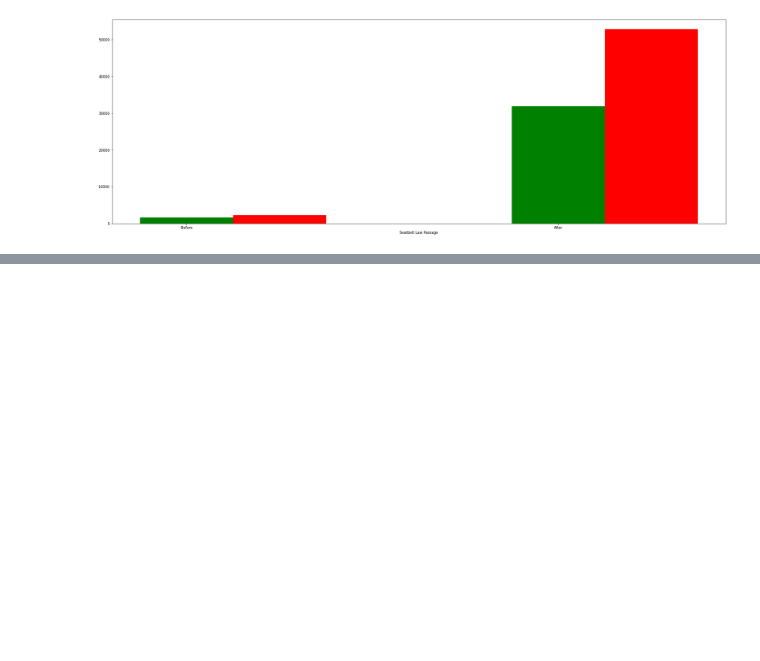
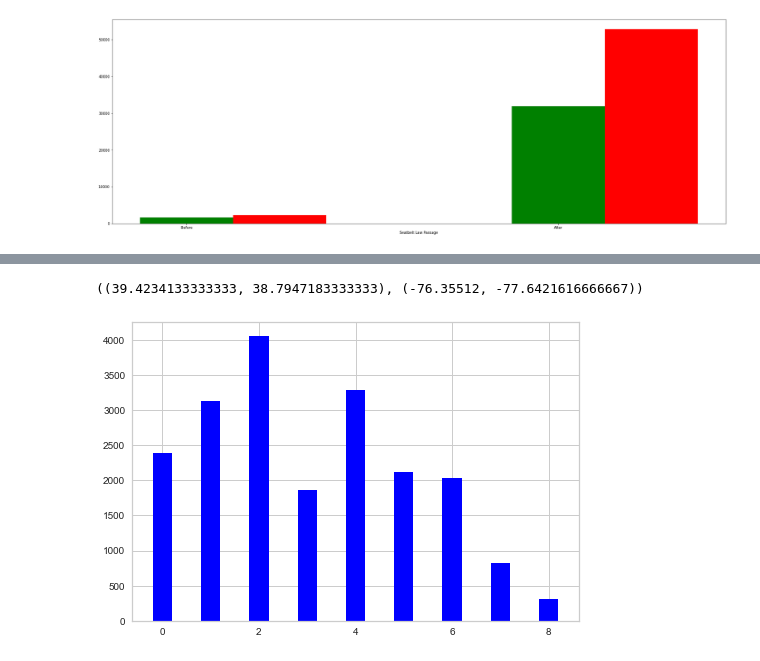
Before and after one commit to matlockhart/cs5830_final, a Jupyter notebook: data_processing.ipynb, the cells around one changed output, grey strips where cells are left out. Cells and saved outputs as stored; diff of their text form; code cells hidden in the pictures; blank space fills up the shorter version.

```diff
--- a/data_processing.ipynb
+++ b/data_processing.ipynb
@@ -234,0 +292,26 @@ ax.bar(X + 0.25, np_belts_after_adjusted, color = 'r', width = 0.25)
+# %%
+label_count = {}
+for i in u_labels:
+    filtered_label = location_with_label[location_with_label[:,2] == i]
+    # print(np.max(filtered_label[:,0]), np.min(filtered_label[:,0]))
+    # print(np.max(filtered_label[:,1]), np.min(filtered_label[:,1]))
+
+    label_count[i] = filtered_label.shape[0]
+plt.bar(u_labels, list(label_count.values()), color ='blue',
+        width = 0.4)
+np.max(location_with_label[:,0])
+
+# BBox = ((np.max(location_with_label[:,0]),  np.min(location_with_label[:,0]),
+#          np.max(location_with_label[:,1]),  np.min(location_with_label[:,1])
+
+lat_max = np.max(location_with_label[:,0],axis=0)
+lat_min = np.min(location_with_label[:,0],axis=0)
+long_max = np.max(location_with_label[:,1],axis=0)
+long_min = np.min(location_with_label[:,1],axis=0)
+
+BBox = ((lat_max, lat_min),(long_max,long_min))
+
+BBox
+# %% [output]
+((39.4234133333333, 38.7947183333333), (-76.35512, -77.6421616666667))
+[figure, added]
```
Also changed, not shown: parts of 3 cells of this notebook.
